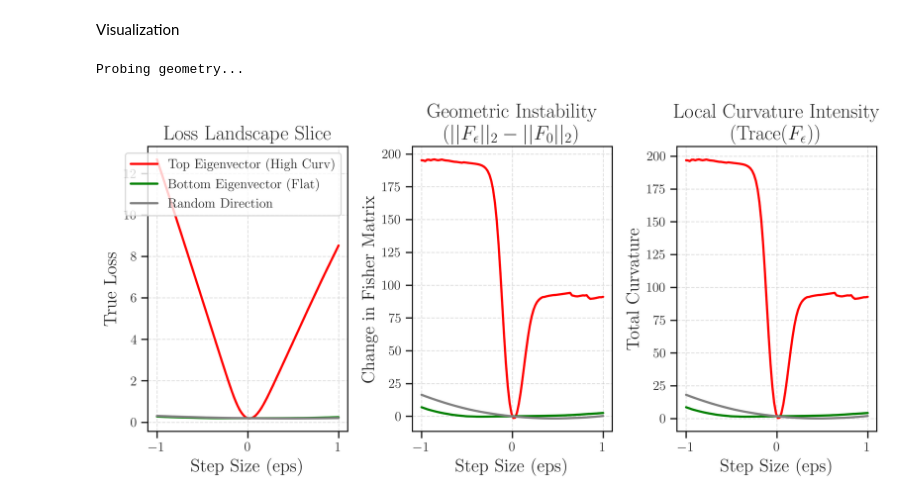
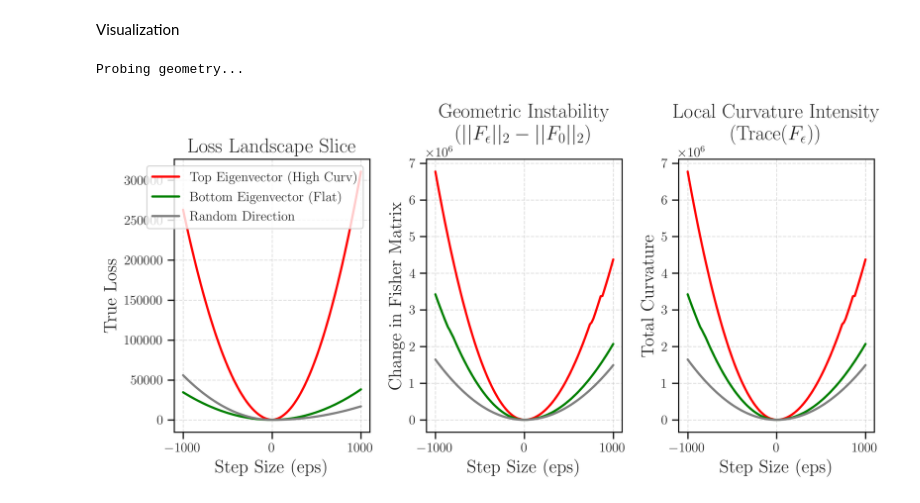
Before and after one commit to GiuliaLanzillotta/q2reg, a Jupyter notebook: dev_probing.ipynb, the cells around one changed output. Drawn from its saved outputs; the diff is of its cells as text; code cells hidden in the pictures.

```diff
--- a/dev_probing.ipynb
+++ b/dev_probing.ipynb
@@ -215,11 +212,11 @@ def plot_stability_analysis(epsilons, logs):
     plt.show()
 # %%
 loss_fn = lambda o, t: utils.loss_fn(o, t, config['loss'])
-epsilons, logs = probe_geometry(model, data, loss_fn, steps=100, range_val=1.0)
+epsilons, logs = probe_geometry(model, data, loss_fn, steps=100, range_val=1000.0)
 plot_stability_analysis(epsilons, logs)
 # %% [output]
 Probing geometry...
-[figure, old version]
+[figure, new version]
 # %%
 loss_fn = lambda o, t: utils.loss_fn(o, t, config['loss'])
 epsilons, logs = probe_geometry(model, data, loss_fn, steps=100, range_val=.05)
```
Also changed, not shown: parts of 2 cells of this notebook, 6 other files.
